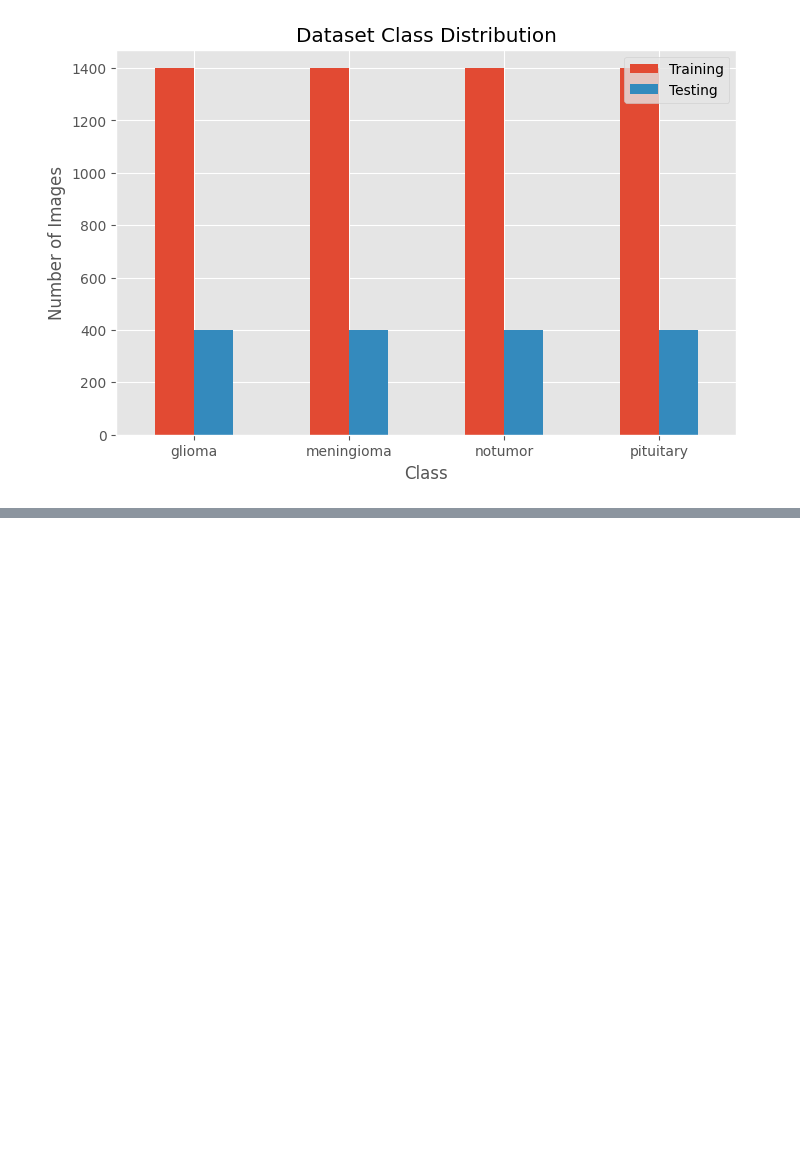
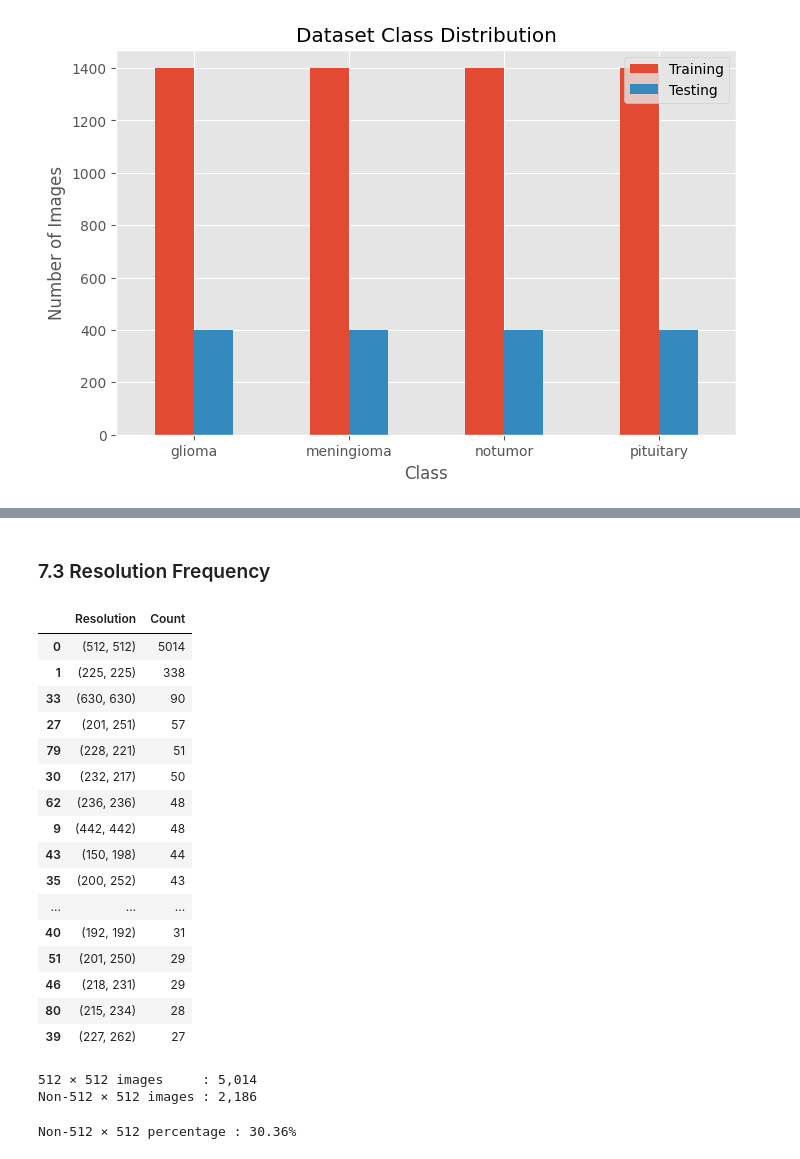
Before and after one commit to maziyaqofi/Brain-Tumor-Classification-AI, a Jupyter notebook: notebooks/01_eda.ipynb, the cells around one changed output, grey strips where cells are left out. Saved outputs shown, nothing was run; the diff lists cells and outputs as text; code cells hidden in the pictures; blank space fills up the shorter version.

```diff
--- a/notebooks/01_eda.ipynb
+++ b/notebooks/01_eda.ipynb
@@ -177,0 +321,50 @@ Balanced class distributions help reduce prediction bias during model training a
+# %% [markdown]
+### 7.3 Resolution Frequency
+# %%
+resolution_counts = Counter(all_resolutions)
+
+resolution_df = pd.DataFrame(
+    resolution_counts.items(),
+    columns=["Resolution", "Count"]
+)
+
+resolution_df = resolution_df.sort_values(
+    by="Count",
+    ascending=False
+)
+
+resolution_df.head(20)
+# %% [output]
+|  | Resolution | Count |
+| 0 | (512, 512) | 5014 |
+| 1 | (225, 225) | 338 |
+| 33 | (630, 630) | 90 |
+| 27 | (201, 251) | 57 |
+| 79 | (228, 221) | 51 |
+| 30 | (232, 217) | 50 |
+| 62 | (236, 236) | 48 |
+| 9 | (442, 442) | 48 |
+| 43 | (150, 198) | 44 |
+| 35 | (200, 252) | 43 |
+| ... | ... | ... |
+| 40 | (192, 192) | 31 |
+| 51 | (201, 250) | 29 |
+| 46 | (218, 231) | 29 |
+| 80 | (215, 234) | 28 |
+| 39 | (227, 262) | 27 |
+# %%
+non_512_count = len(all_resolutions) - resolution_counts[(512, 512)]
+
+print(f"512 × 512 images     : {resolution_counts[(512, 512)]:,}")
+print(f"Non-512 × 512 images : {non_512_count:,}")
+# %% [output]
+512 × 512 images     : 5,014
+Non-512 × 512 images : 2,186
+# %%
+non_512_percentage = (
+    non_512_count / len(all_resolutions) * 100
+)
+
+print(f"Non-512 × 512 percentage : {non_512_percentage:.2f}%")
+# %% [output]
+Non-512 × 512 percentage : 30.36%
```
Also changed, not shown: parts of 40 cells of this notebook, 4 other files.
